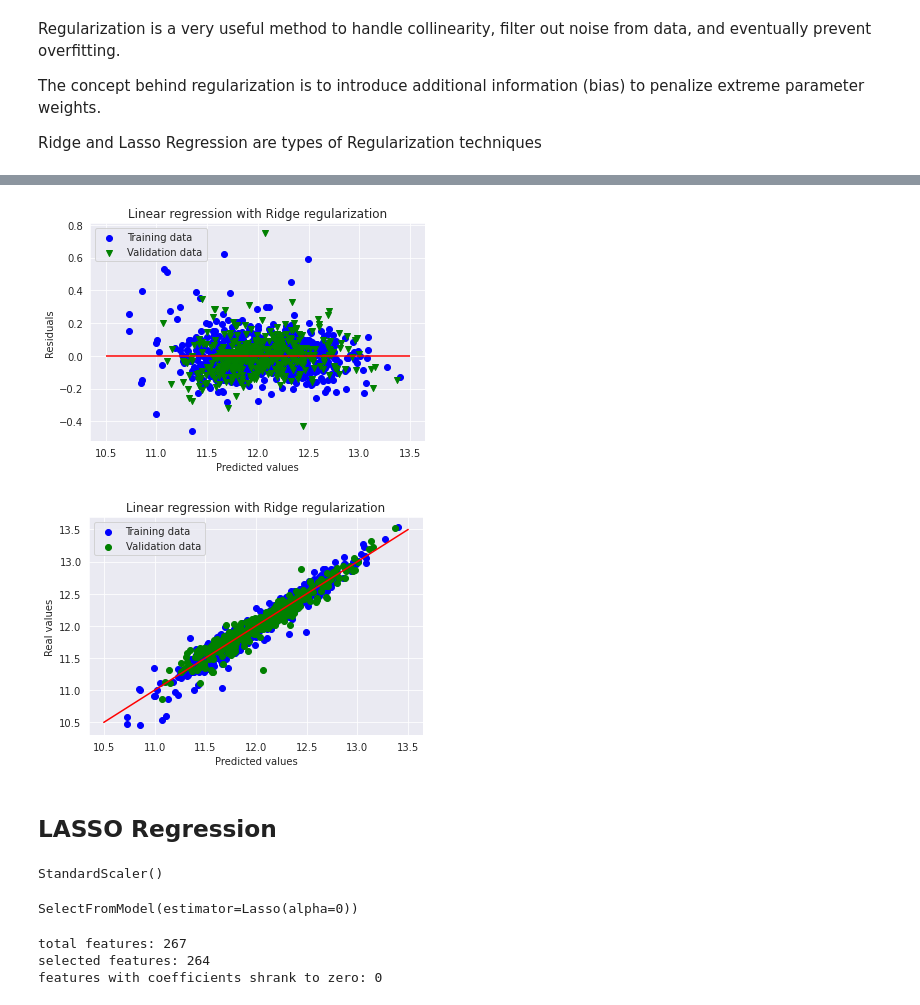
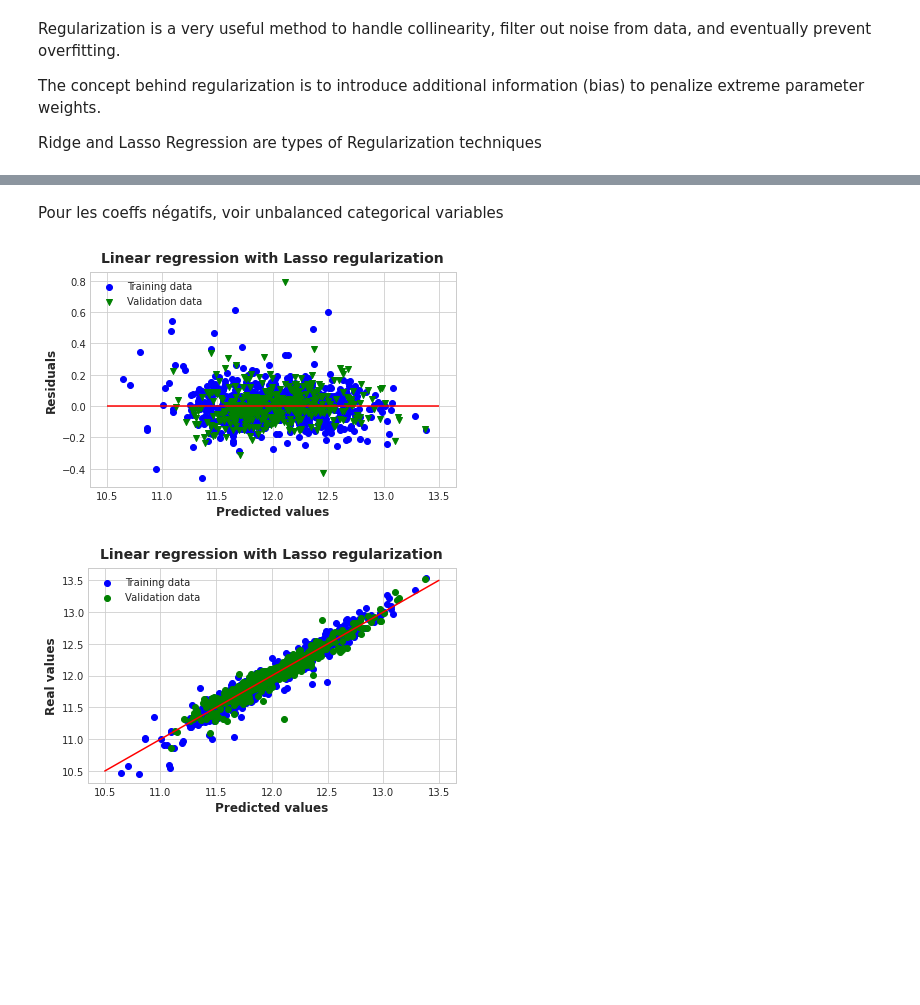
Before and after one commit to wrzdylan/HousingPrice, a Jupyter notebook: feature_selection.ipynb, the cells around one changed output, grey strips where cells are left out. Drawn from its saved outputs; the diff is of its cells as text; code cells hidden in the pictures; blank space fills up the shorter version.

Commit message:
add model

```diff
--- a/feature_selection.ipynb
+++ b/feature_selection.ipynb
@@ -126,0 +205,3 @@ df.columns[list(sfs1.k_feature_idx_)]
+# %%
+mi_scores = make_mi_scores(X_train, y_train)
+mi_scores
@@ -126,0 +221,3 @@ df.columns[list(sfs1.k_feature_idx_)]
+# %%
+X_train = drop_uninformative(X_train, mi_scores)
+X_test = drop_uninformative(X_test, mi_scores)
@@ -240,0 +359,5 @@ from sklearn.preprocessing import StandardScaler, RobustScaler
+# %%
+lasso = LassoCV(alphas = [1, 0.1, 0.001, 0.0005]).fit(X_train, y_train)
+
+print("Lasso RMSE on Training set :", rmse_CV(lasso, X_train, y_train).mean())
+print("Lasso RMSE on Test set :", rmse_CV(lasso, X_test, y_test).mean())
@@ -247,28 +382,31 @@ Ridge picked 261 variables and eliminated the other 6 variables
+# %% [markdown]
+Pour les coeffs négatifs, voir unbalanced categorical variables
+# %%
+pred_train_lasso = lasso.predict(X_train)
+pred_test_lasso = lasso.predict(X_test)
 # %%
 # Plot residuals
-plt.scatter(y_train_rdg, y_train_rdg - y_train, c="blue",  label="Training data")
-plt.scatter(y_test_rdg, y_test_rdg - y_test, c="green", marker="v", label="Validation data")
+plt.scatter(pred_train_lasso, pred_train_lasso - y_train, c="blue",  label="Training data")
+plt.scatter(pred_test_lasso, pred_test_lasso - y_test, c="green", marker="v", label="Validation data")
 
-plt.title("Linear regression with Ridge regularization")
+plt.title("Linear regression with Lasso regularization")
 plt.xlabel("Predicted values")
 plt.ylabel("Residuals")
 plt.legend(loc="upper left")
 plt.hlines(y=0, xmin=10.5, xmax=13.5, color="red")
 plt.show()
 # %% [output]
-[figure, old version]
+[figure, new version]
 # %%
 # Plot predictions - Real values
-plt.scatter(y_train_rdg, y_train, c="blue", label="Training data")
-plt.scatter(y_test_rdg, y_test, c="green", label="Validation data")
+plt.scatter(pred_train_lasso, y_train, c="blue", label="Training data")
+plt.scatter(pred_test_lasso, y_test, c="green", label="Validation data")
 
-plt.title("Linear regression with Ridge regularization")
+plt.title("Linear regression with Lasso regularization")
 plt.xlabel("Predicted values")
 plt.ylabel("Real values")
 plt.legend(loc="upper left")
 plt.plot([10.5, 13.5], [10.5, 13.5], c="red")
 plt.show()
 # %% [output]
-[figure, old version]
+[figure, new version]
-# %% [markdown]
-## LASSO Regression
@@ -278,22 +412,0 @@ from sklearn.preprocessing import StandardScaler, RobustScaler
-# %%
-scaler = StandardScaler()
-scaler.fit(df.fillna(0))
-# %% [output]
-StandardScaler()
-# %%
-sel_ = SelectFromModel(Lasso(alpha=0.0005))
-sel_.fit(df, df_target)
-# %% [output]
-SelectFromModel(estimator=Lasso(alpha=0))
-# %%
-# make a list with the selected features and print the outputs
-selected_feat = df.columns[(sel_.get_support())]
-
-print('total features: {}'.format((df.shape[1])))
-print('selected features: {}'.format(len(selected_feat)))
-print('features with coefficients shrank to zero: {}'.format(
-    np.sum(sel_.estimator_.coef_ == 0)))
-# %% [output]
-total features: 267
-selected features: 264
-features with coefficients shrank to zero: 0
```
Also changed, not shown: parts of 42 cells of this notebook, 4 other files.
